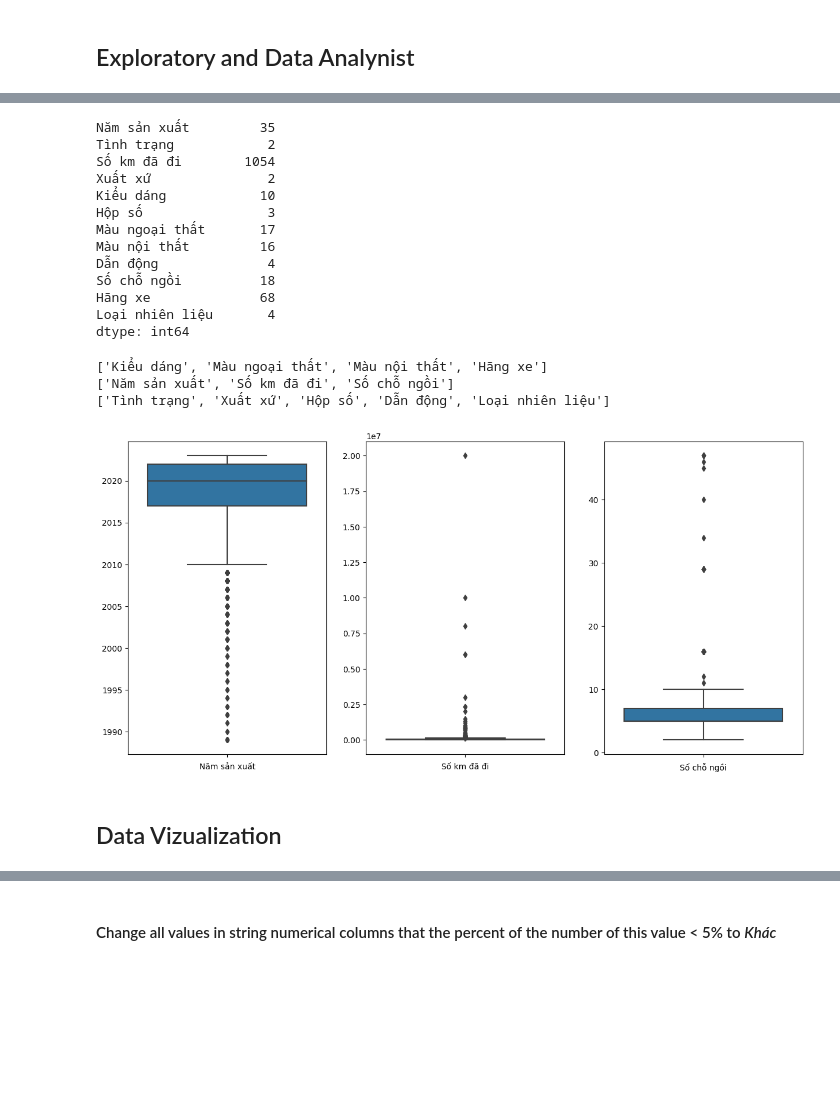
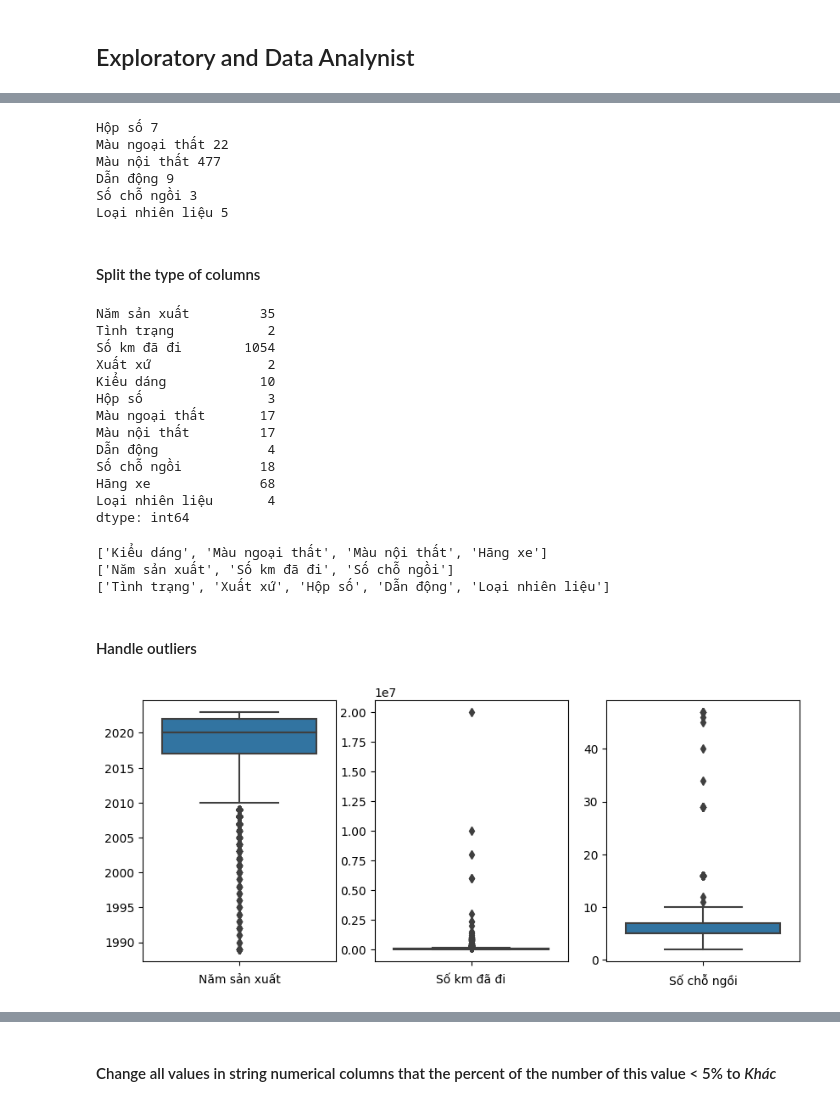
Before and after one commit to minhviet21/Car_Price_Prediction, a Jupyter notebook: Project.ipynb, the cells around one changed output, grey strips where cells are left out. Drawn from its saved outputs; the diff is of its cells as text; code cells hidden in the pictures; blank space fills up the shorter version.

```diff
--- a/Project.ipynb
+++ b/Project.ipynb
@@ -132,3 +117,22 @@ memory usage: 1.7+ MB
+# %%
+for col in feature:
+    if feature[col].isnull().sum() > 0:
+        print(col , feature[col].isnull().sum())
+# %% [output]
+Hộp số 7
+Màu ngoại thất 22
+Màu nội thất 477
+Dẫn động 9
+Số chỗ ngồi 3
+Loại nhiên liệu 5
+# %%
+for col in ['Hộp số', 'Màu ngoại thất', 'Dẫn động', 'Số chỗ ngồi', 'Loại nhiên liệu']:
+    if feature[col].isnull().sum() != 0:
+        feature[col] = feature[col].fillna(feature[col].mode()[0])
+# %%
+feature['Màu nội thất'] = feature['Màu nội thất'].fillna('Khác')
+# %% [markdown]
+#### Split the type of columns
 # %%
 feature.nunique()
 # %% [output]
@@ -139,7 +143,7 @@ Xuất xứ               2
 Kiểu dáng            10
 Hộp số                3
 Màu ngoại thất       17
-Màu nội thất         16
+Màu nội thất         17
 Dẫn động              4
 Số chỗ ngồi          18
 Hãng xe              68
@@ -164,16 +168,16 @@ print(categorical_cols)
 ['Kiểu dáng', 'Màu ngoại thất', 'Màu nội thất', 'Hãng xe']
 ['Năm sản xuất', 'Số km đã đi', 'Số chỗ ngồi']
 ['Tình trạng', 'Xuất xứ', 'Hộp số', 'Dẫn động', 'Loại nhiên liệu']
+# %% [markdown]
+#### Handle outliers
 # %%
-fig, axes = plt.subplots(1, 3, figsize=(15, 7))
+fig, axes = plt.subplots(1, 3, figsize=(10, 4))
 for i in range(len(not_str_numerical_cols)):
     col = not_str_numerical_cols[i]
     sns.boxplot(y=feature[col], ax=axes[i])
 for i in range(len(not_str_numerical_cols)):
     axes[i].set_xlabel(not_str_numerical_cols[i])
     axes[i].set_ylabel("")
 plt.show()
 # %% [output]
-[figure, old version]
+[figure, new version]
-# %% [markdown]
-## Data Vizualization
```
Also changed, not shown: parts of 24 cells of this notebook.
